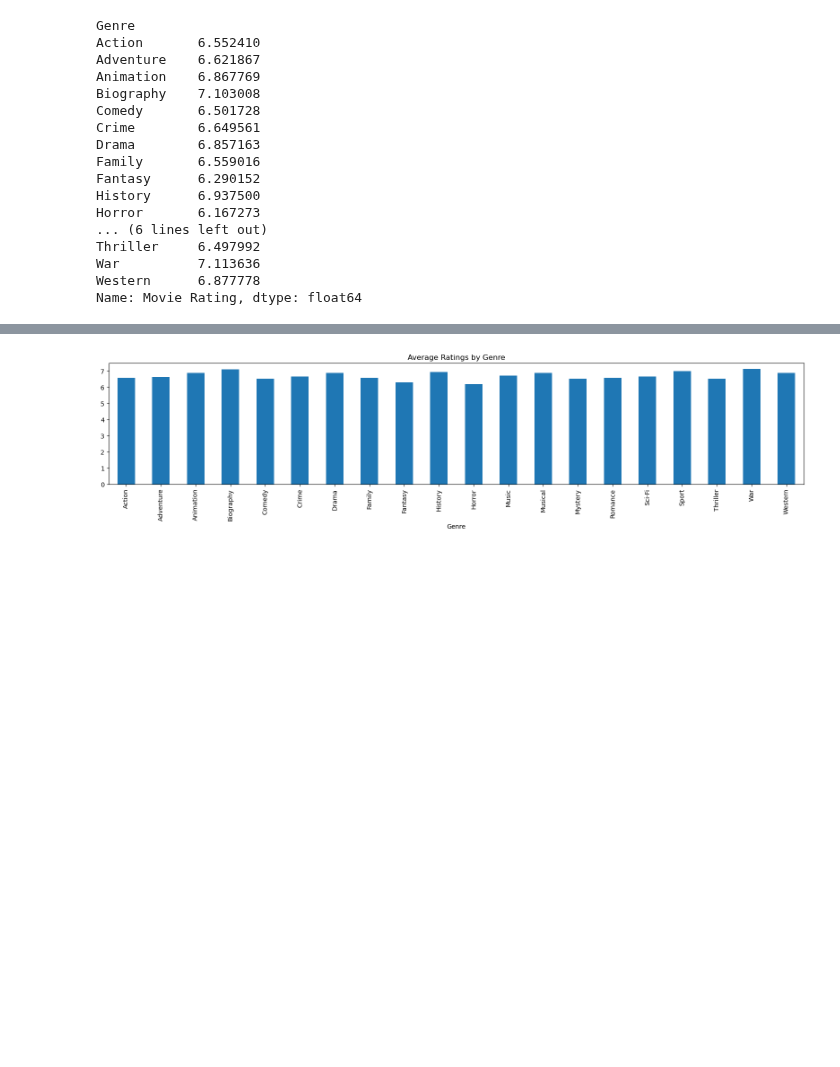
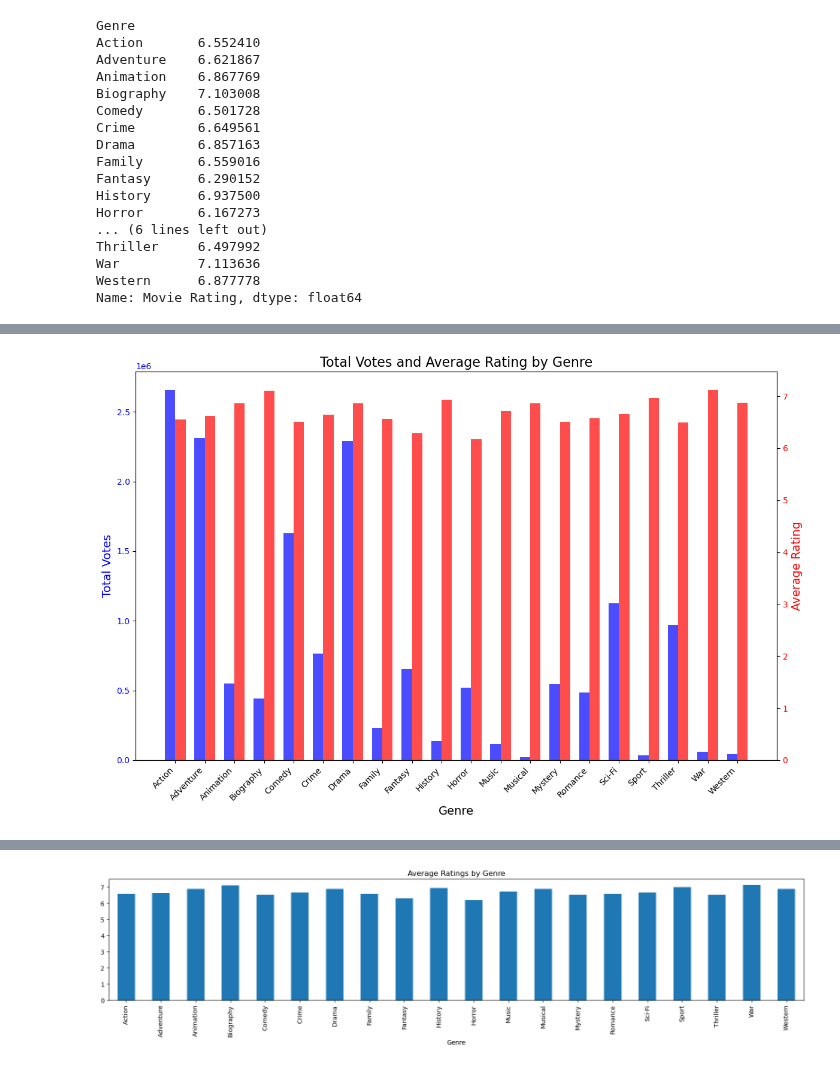
Before and after one commit to rackhamsauer/Project-1, a Jupyter notebook: Micheal playground.ipynb, the cells around one changed output, grey strips where cells are left out. Cells and saved outputs as stored; diff of their text form; code cells hidden in the pictures; blank space fills up the shorter version.

```diff
--- a/Micheal playground.ipynb
+++ b/Micheal playground.ipynb
@@ -410,0 +455,39 @@ TypeError: DataFrame.sort_values() missing 1 required positional argument: 'by'
+# %%
+
+# Assuming genre_stats is your DataFrame
+genre_stats = pd.DataFrame({
+    'Genre': ['Action', 'Adventure', 'Animation', 'Biography', 'Comedy', 'Crime', 'Drama', 'Family', 'Fantasy', 'History', 'Horror', 'Music', 'Musical', 'Mystery', 'Romance', 'Sci-Fi', 'Sport', 'Thriller', 'War', 'Western'],
+    'Total Votes': [2655091, 2311253, 548907, 442699, 1627939, 763401, 2292478, 231048, 654305, 139348, 518557, 116313, 23433, 544997, 483836, 1124110, 34701, 971881, 61314, 42518],
+    'Average Rating': [6.552410, 6.621867, 6.867769, 7.103008, 6.501728, 6.649561, 6.857163, 6.559016, 6.290152, 6.937500, 6.167273, 6.709677, 6.857143, 6.503472, 6.577222, 6.652308, 6.966667, 6.497992, 7.113636, 6.877778]
+})
+
+# Plotting
+fig, ax1 = plt.subplots(figsize=(12, 8))
+
+bar_width = 0.35
+bar_positions = np.arange(len(genre_stats))
+
+# Plot 'Total Votes' on the first y-axis
+ax1.bar(bar_positions - bar_width/2, genre_stats['Total Votes'], bar_width, label='Total Votes', color='b', alpha=0.7)
+ax1.set_xlabel('Genre', fontsize=14)
+ax1.set_ylabel('Total Votes', color='b', fontsize=14)
+ax1.tick_params(axis='y', labelcolor='b')
+
+# Create a second y-axis for 'Average Rating'
+ax2 = ax1.twinx()
+ax2.bar(bar_positions + bar_width/2, genre_stats['Average Rating'], bar_width, label='Average Rating', color='r', alpha=0.7)
+ax2.set_ylabel('Average Rating', color='r', fontsize=14)
+ax2.tick_params(axis='y', labelcolor='r')
+
+# Set labels, title, and ticks
+ax1.set_xticks(bar_positions)
+ax1.set_xticklabels(genre_stats['Genre'], rotation=45, ha='right')  # Rotate genre labels for readability
+
+# Title and legend
+plt.title('Total Votes and Average Rating by Genre', fontsize=16)
+fig.tight_layout()
+
+# Show the plot
+plt.show()
+# %% [output]
+[figure, added]
```
Also changed, not shown: parts of 43 cells of this notebook.
